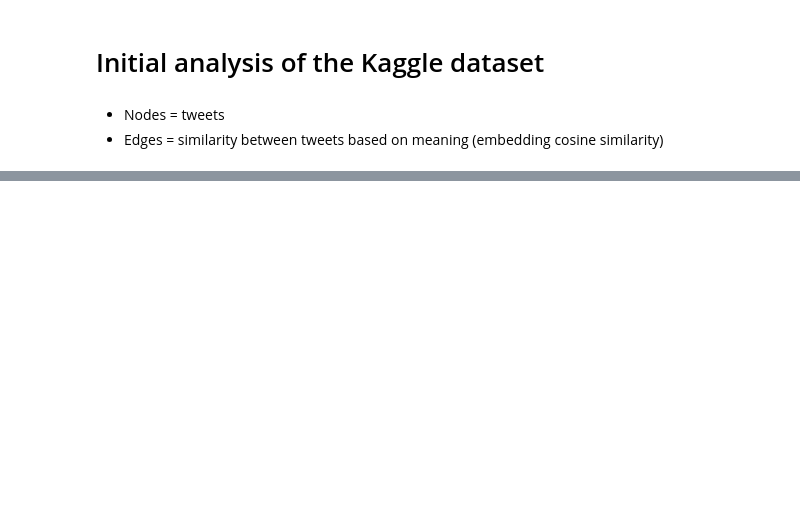
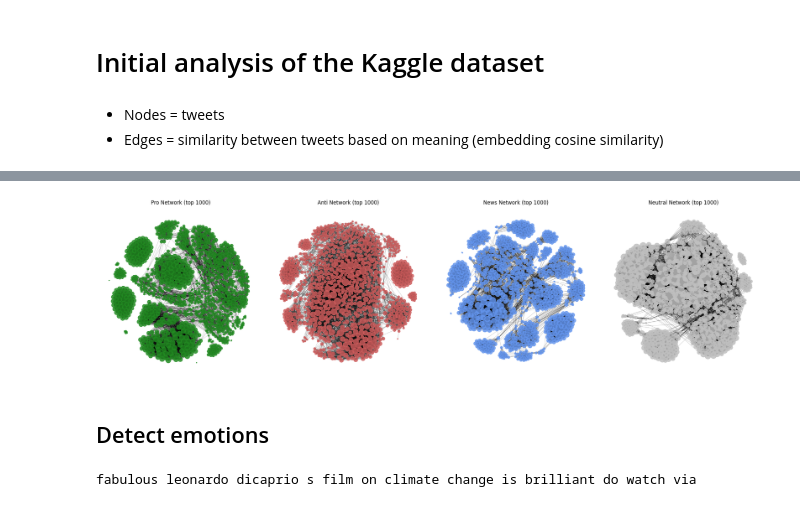
Before and after one commit to annemollelsborg/02805_climate_conv, a Jupyter notebook: init_analysis_kaggle.ipynb, the cells around one changed output, grey strips where cells are left out. Drawn from its saved outputs; the diff is of its cells as text; code cells hidden in the pictures; blank space fills up the shorter version.

```diff
--- a/init_analysis_kaggle.ipynb
+++ b/init_analysis_kaggle.ipynb
@@ -176,0 +293,75 @@ Error:
+# %%
+import matplotlib.pyplot as plt
+import networkx as nx
+
+# ---- 1) Build four subnetworks from sentiment_label ----
+sentiments = ["pro", "anti", "news", "neutral"]
+
+subgraphs = {
+    s: G.subgraph([
+        n for n in G.nodes()
+        if G.nodes[n].get("sentiment_label") == s
+    ]).copy()
+    for s in sentiments
+}
+
+# ---- 2) Colors for each graph ----
+sentiment_colors = {
+    "anti":      "indianred",
+    "pro":       "forestgreen",
+    "neutral":   "silver",
+    "news":      "cornflowerblue",
+}
+
+# ---- 3) Plot the four networks next to each other ----
+fig, axes = plt.subplots(1, 4, figsize=(22, 6))
+
+for ax, sentiment in zip(axes, sentiments):
+    SG_full = subgraphs[sentiment]
+
+    # Skip empty subgraphs just in case
+    if SG_full.number_of_nodes() == 0:
+        ax.set_title(f"{sentiment.capitalize()} Network (no nodes)")
+        ax.set_axis_off()
+        continue
+
+    # --- Take top 1000 nodes by degree *within this sentiment subgraph* ---
+    deg_full = dict(SG_full.degree())
+    top_nodes = sorted(deg_full, key=deg_full.get, reverse=True)[:1000]
+
+    SG = SG_full.subgraph(top_nodes).copy()
+
+    # Layout for THIS reduced subgraph
+    pos = nx.forceatlas2_layout(
+        SG,
+        seed=42,
+        pos=None,
+        max_iter=1000,
+        distributed_action=False,
+        strong_gravity=True
+    )
+
+    # Node sizes (degree-based within this reduced subgraph)
+    deg = dict(SG.degree())
+    node_sizes = [3 + 2 * deg[n] for n in SG.nodes()]
+
+    # Draw nodes + edges
+    nx.draw_networkx_edges(SG, pos, ax=ax, width=0.4, alpha=0.4)
+    nx.draw_networkx_nodes(
+        SG,
+        pos,
+        ax=ax,
+        node_size=node_sizes,
+        node_color=sentiment_colors[sentiment],
+        alpha=0.85
+    )
+
+    ax.set_title(f"{sentiment.capitalize()} Network (top 1000)")
+    ax.set_axis_off()
+
+plt.tight_layout()
+plt.show()
+# %% [output]
+[figure, added]
+# %% [markdown]
+## Detect emotions
@@ -176,0 +400,5 @@ Error:
+# %%
+# Print the first clean text of the dataframe
+print(df["clean_text"].iloc[2])
+# %% [output]
+fabulous leonardo dicaprio s film on climate change is brilliant do watch via
```
Also changed, not shown: parts of 21 cells of this notebook, 2 other files.
